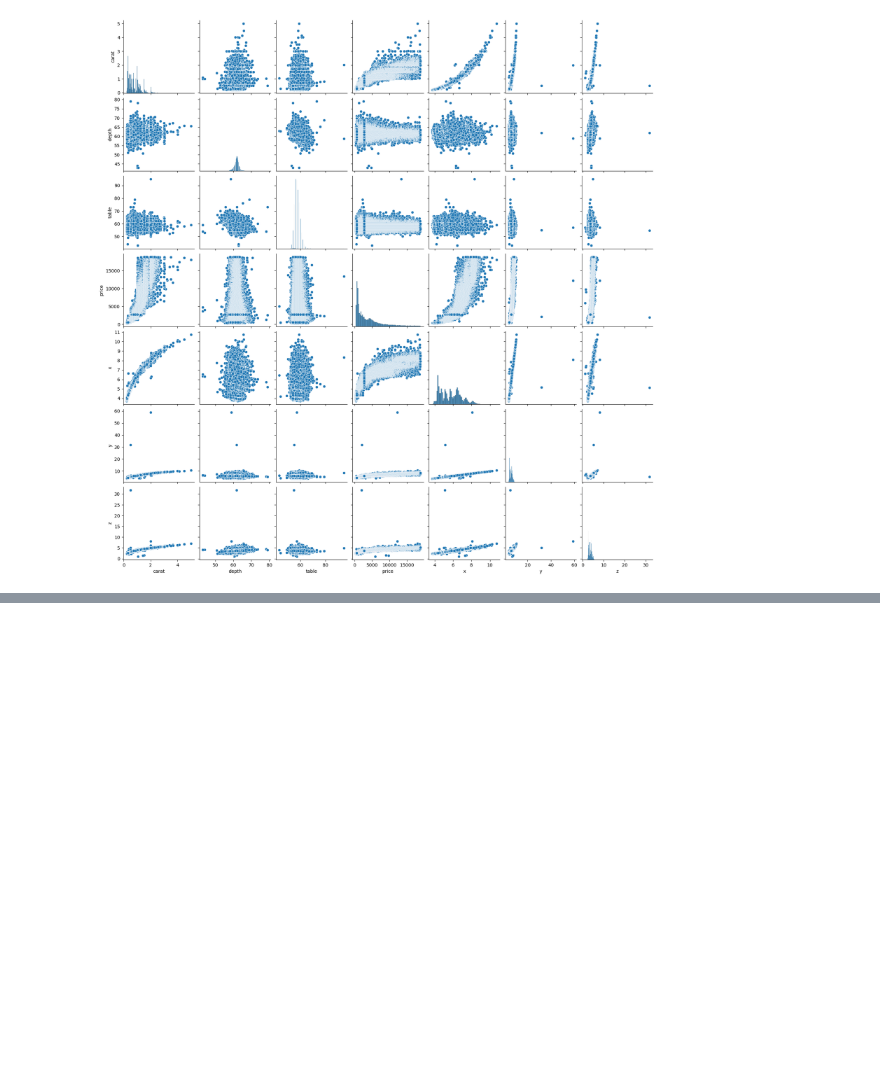
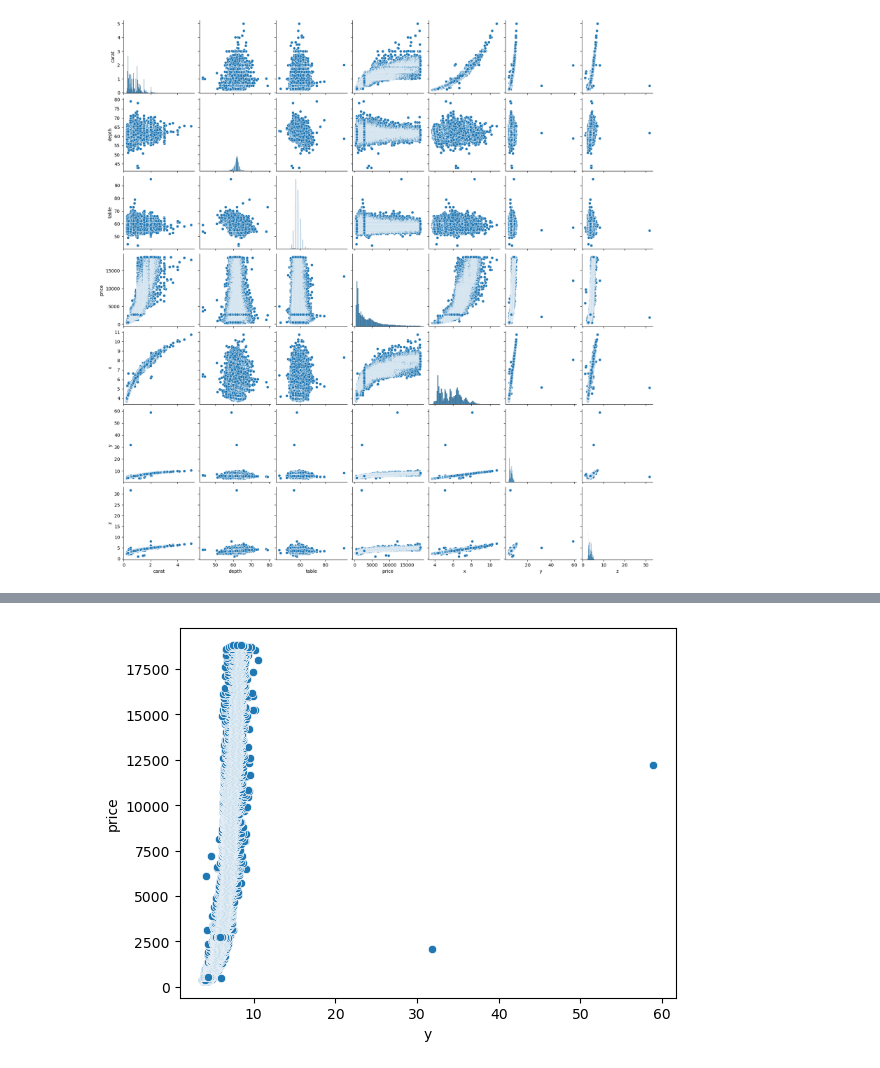
Before and after one commit to buketozceylan/MachineLearning, a Jupyter notebook: SVMRegressor.ipynb, the cells around one changed output, grey strips where cells are left out. Saved outputs shown, nothing was run; the diff lists cells and outputs as text; code cells hidden in the pictures; blank space fills up the shorter version.

```diff
--- a/SVMRegressor.ipynb
+++ b/SVMRegressor.ipynb
@@ -112,0 +118,5 @@ plt.show()
+# %%
+sns.scatterplot(x = df["y"], y = df["price"])
+plt.show()
+# %% [output]
+[figure, added]
```
Also changed, not shown: parts of 29 cells of this notebook.
